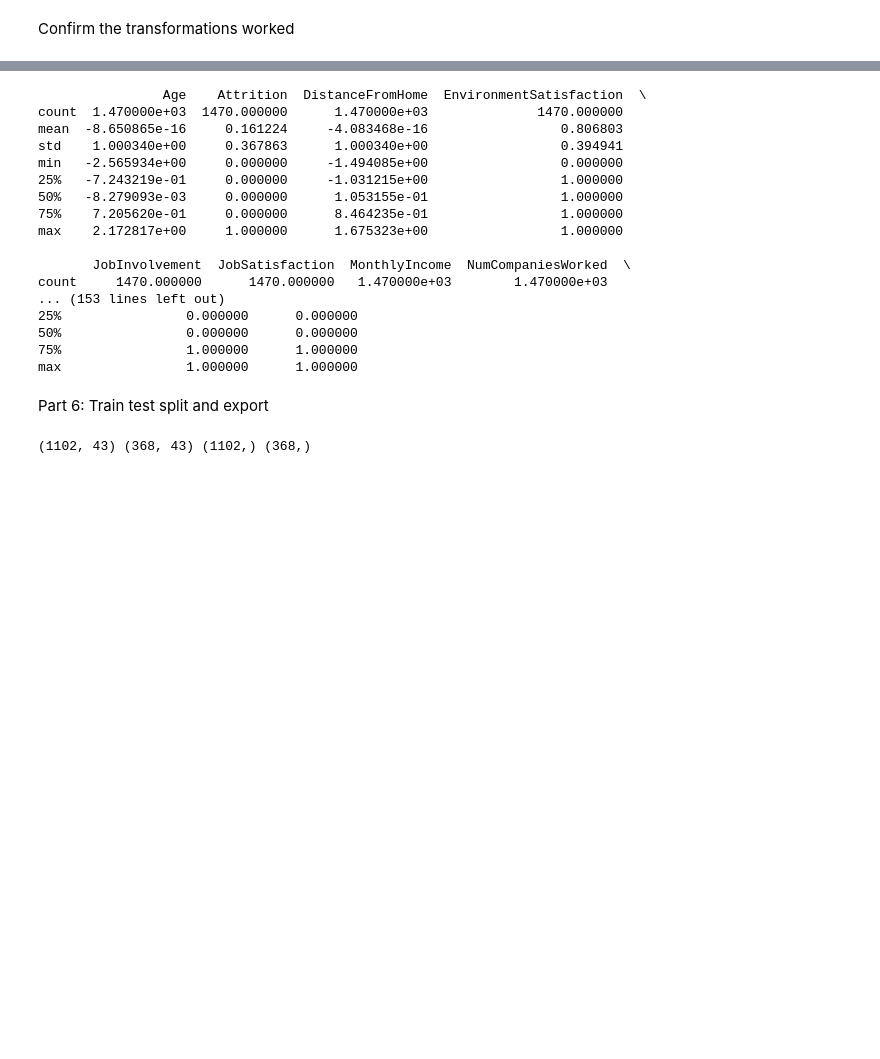
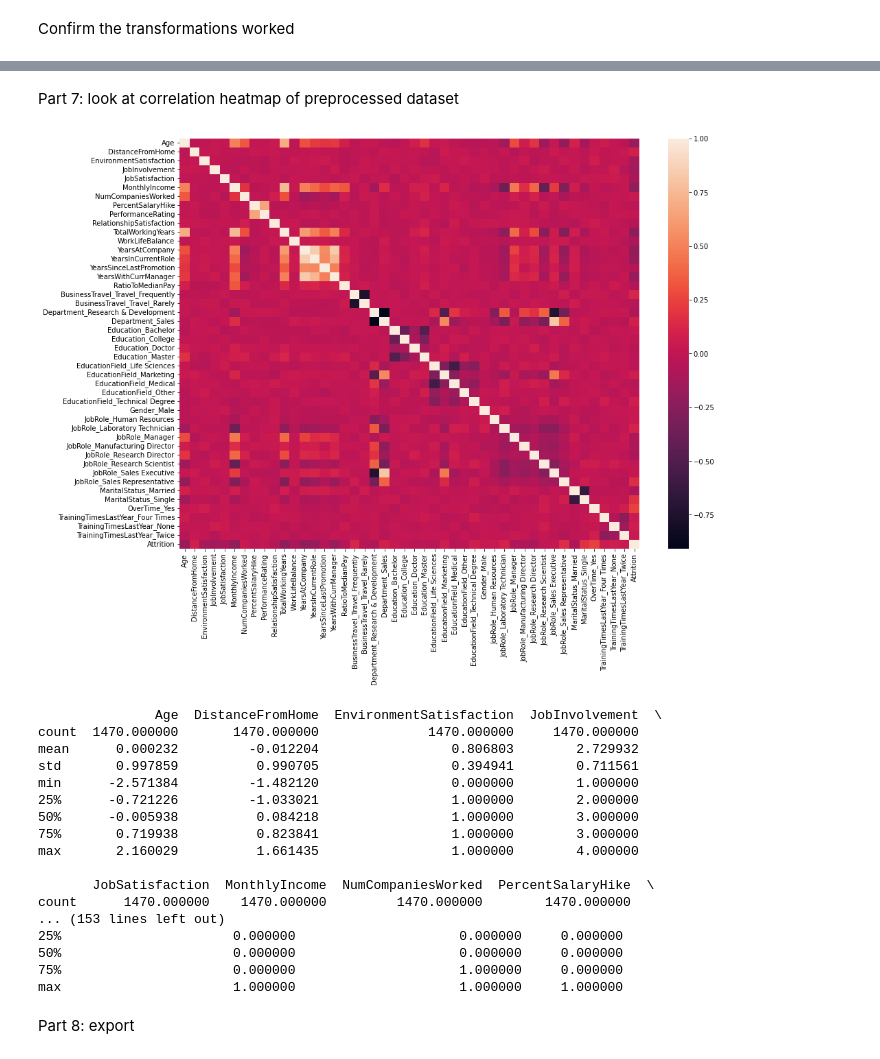
Before and after one commit to eagraves14/eagraves14, a Jupyter notebook: Capstone2/notebooks/Capstone_Preprocessing.ipynb, the cells around one changed output, grey strips where cells are left out. Drawn from its saved outputs; the diff is of its cells as text; code cells hidden in the pictures; blank space fills up the shorter version.

```diff
--- a/Capstone2/notebooks/Capstone_Preprocessing.ipynb
+++ b/Capstone2/notebooks/Capstone_Preprocessing.ipynb
@@ -135,23 +145,31 @@ fig.tight_layout()
+# %% [markdown]
+Part 7: look at correlation heatmap of preprocessed dataset
+# %%
+y_combined = pd.concat([y_train,y_test])
+emp_data_transformed_combined = pd.concat([X_transformed_combined,y_combined],axis=1)
+# %%
+rcParams['figure.figsize'] = 15,11
+_ = sns.heatmap(emp_data_transformed_combined.corr(),xticklabels=True,yticklabels=True)
+# %% [output]
+[figure, added]
 # %%
 #Double check range of values for each column
-print(emp_data.describe(include='all'))
+print(emp_data_transformed_combined.describe(include='all'))
 # %% [output]
-                Age    Attrition  DistanceFromHome  EnvironmentSatisfaction  \
-count  1.470000e+03  1470.000000      1.470000e+03              1470.000000
-mean  -8.650865e-16     0.161224     -4.083468e-16                 0.806803
-std    1.000340e+00     0.367863      1.000340e+00                 0.394941
-min   -2.565934e+00     0.000000     -1.494085e+00                 0.000000
-25%   -7.243219e-01     0.000000     -1.031215e+00                 1.000000
-50%   -8.279093e-03     0.000000      1.053155e-01                 1.000000
-75%    7.205620e-01     0.000000      8.464235e-01                 1.000000
-max    2.172817e+00     1.000000      1.675323e+00                 1.000000
+               Age  DistanceFromHome  EnvironmentSatisfaction  JobInvolvement  \
+count  1470.000000       1470.000000              1470.000000     1470.000000
+mean      0.000232         -0.012204                 0.806803        2.729932
+std       0.997859          0.990705                 0.394941        0.711561
+min      -2.571384         -1.482120                 0.000000        1.000000
+25%      -0.721226         -1.033021                 1.000000        2.000000
+50%      -0.005938          0.084218                 1.000000        3.000000
+75%       0.719938          0.823841                 1.000000        3.000000
+max       2.160029          1.661435                 1.000000        4.000000
 
-       JobInvolvement  JobSatisfaction  MonthlyIncome  NumCompaniesWorked  \
-count     1470.000000      1470.000000   1.470000e+03        1.470000e+03
+       JobSatisfaction  MonthlyIncome  NumCompaniesWorked  PercentSalaryHike  \
+count      1470.000000    1470.000000         1470.000000        1470.000000
 ... (153 lines left out)
-25%                0.000000      0.000000
-50%                0.000000      0.000000
-75%                1.000000      1.000000
-max                1.000000      1.000000
+25%                      0.000000                     0.000000     0.000000
+50%                      0.000000                     0.000000     0.000000
+75%                      0.000000                     1.000000     0.000000
+max                      1.000000                     1.000000     1.000000
-# %% [markdown]
-Part 6: Train test split and export
@@ -162,7 +176,5 @@ X_train, X_test, y_train, y_test = train_test_split(X,y,stratify=y)
-# %%
-print(X_train.shape,X_test.shape,y_train.shape,y_test.shape)
-# %% [output]
-(1102, 43) (368, 43) (1102,) (368,)
+# %% [markdown]
+Part 8: export
 # %%
 X_train.to_csv('../data/processed/X_train.tsv',sep='\t')
 X_test.to_csv('../data/processed/X_test.tsv',sep='\t')
```
Also changed, not shown: parts of 16 cells of this notebook.
